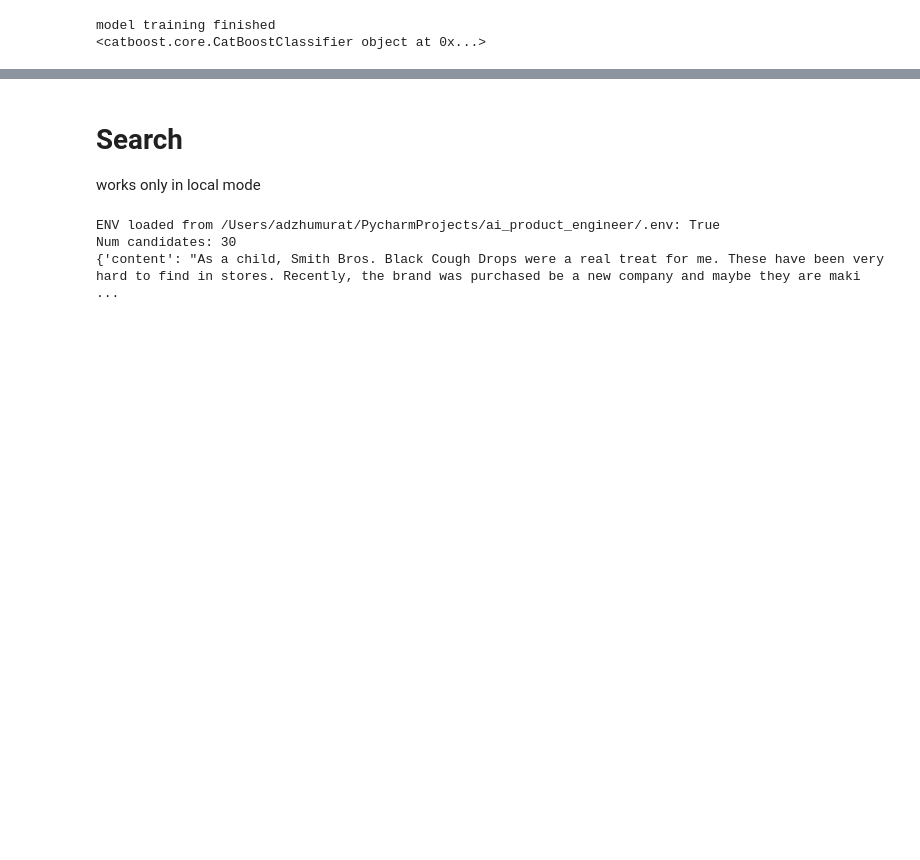
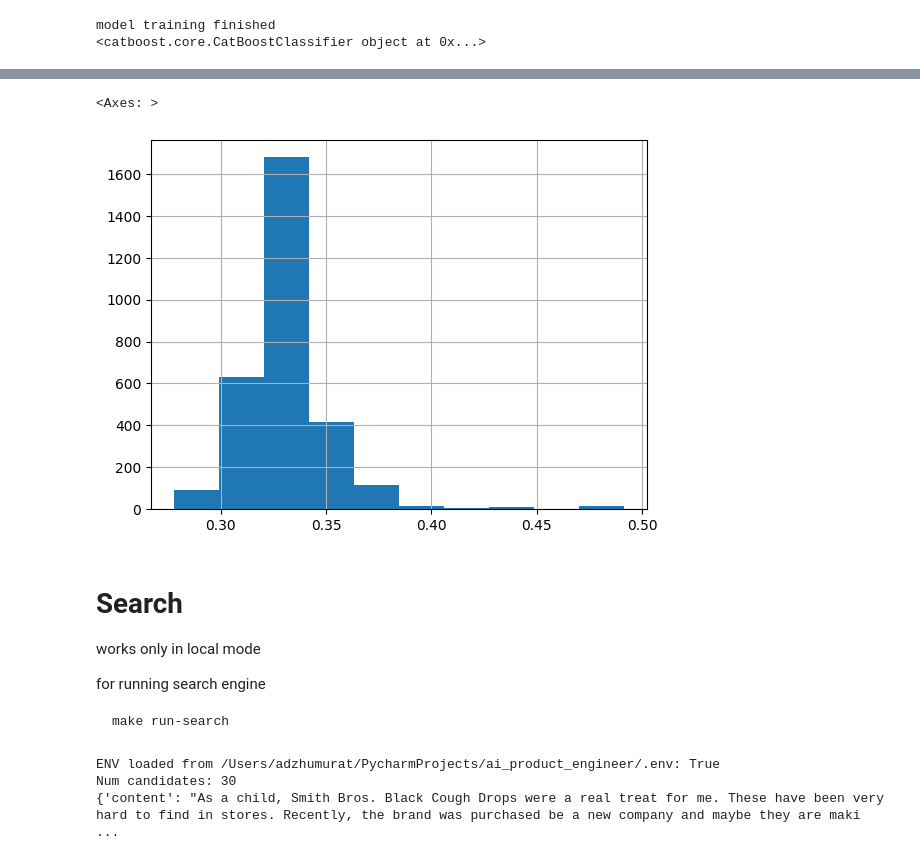
Before and after one commit to aleksandr-dzhumurat/ai_product_engineer, a Jupyter notebook: jupyter_notebooks/vol_03_sys_design_03_recommendation_system_ecom.ipynb, the cells around one changed output, grey strips where cells are left out. Cells and saved outputs as stored; diff of their text form; code cells hidden in the pictures; blank space fills up the shorter version.

````diff
--- a/jupyter_notebooks/vol_03_sys_design_03_recommendation_system_ecom.ipynb
+++ b/jupyter_notebooks/vol_03_sys_design_03_recommendation_system_ecom.ipynb
@@ -179,7 +185,18 @@ roc_auc: 0.6151
+# %%
+pd.DataFrame({'rank': proba[:,1]})['rank'].hist()
+# %% [output]
+<Axes: >
+[figure, added]
 # %% [markdown]
 # Search
 
 works only in local mode
+
+for running search engine
+
+```shell
+make run-search
+```
 # %%
 from utils import search, get_auth, load_config
 
````
Also changed, not shown: parts of 6 cells of this notebook, 4 other files.
